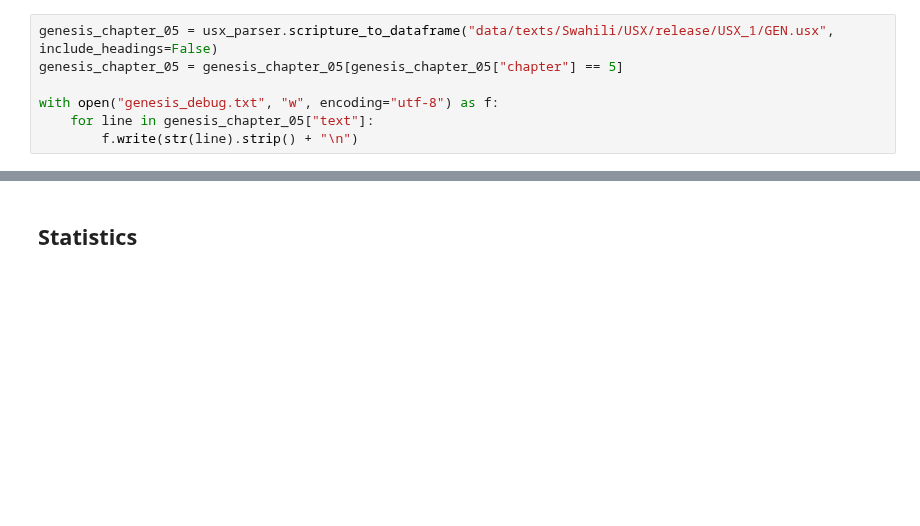
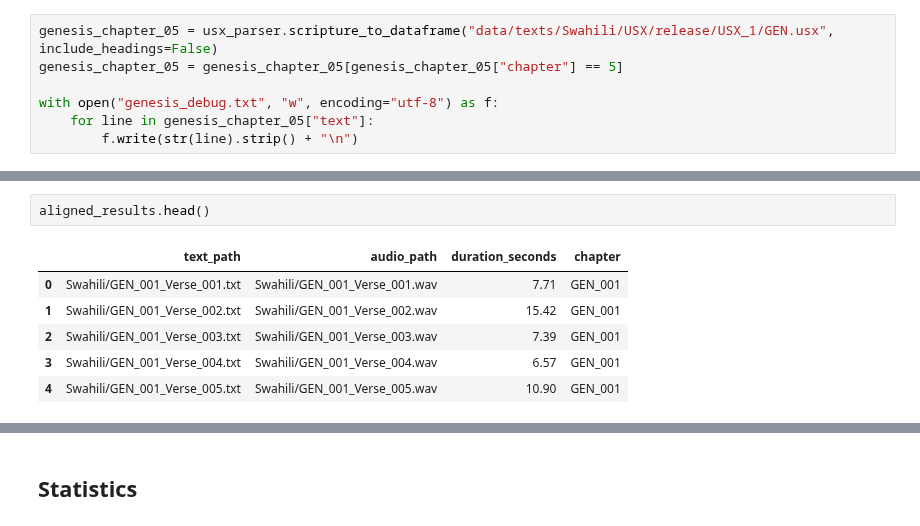
Before and after one commit to davidguzmanr/bible-tts-resources, a Jupyter notebook: dev.ipynb, the cells around one changed output, grey strips where cells are left out. Saved outputs shown, nothing was run; the diff lists cells and outputs as text; blank space fills up the shorter version.

```diff
--- a/dev.ipynb
+++ b/dev.ipynb
@@ -729,0 +730,9 @@ np.float64(3.640636111111111)
+# %%
+aligned_results.head()
+# %% [output]
+|  | text_path | audio_path | duration_seconds | chapter |
+| 0 | Swahili/GEN_001_Verse_001.txt | Swahili/GEN_001_Verse_001.wav | 7.71 | GEN_001 |
+| 1 | Swahili/GEN_001_Verse_002.txt | Swahili/GEN_001_Verse_002.wav | 15.42 | GEN_001 |
+| 2 | Swahili/GEN_001_Verse_003.txt | Swahili/GEN_001_Verse_003.wav | 7.39 | GEN_001 |
+| 3 | Swahili/GEN_001_Verse_004.txt | Swahili/GEN_001_Verse_004.wav | 6.57 | GEN_001 |
+| 4 | Swahili/GEN_001_Verse_005.txt | Swahili/GEN_001_Verse_005.wav | 10.90 | GEN_001 |
```
Also changed, not shown: parts of 6 cells of this notebook, 1 other file.
